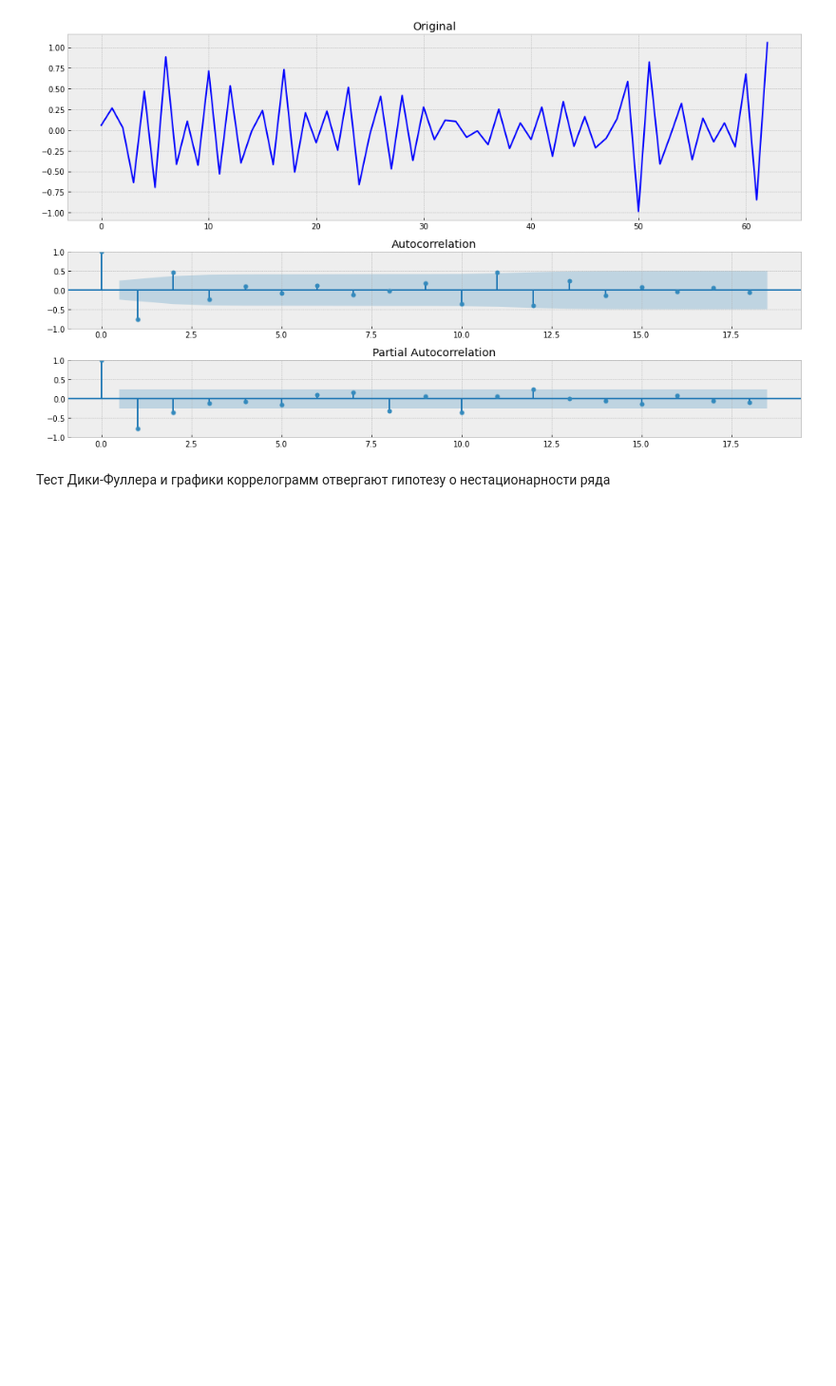
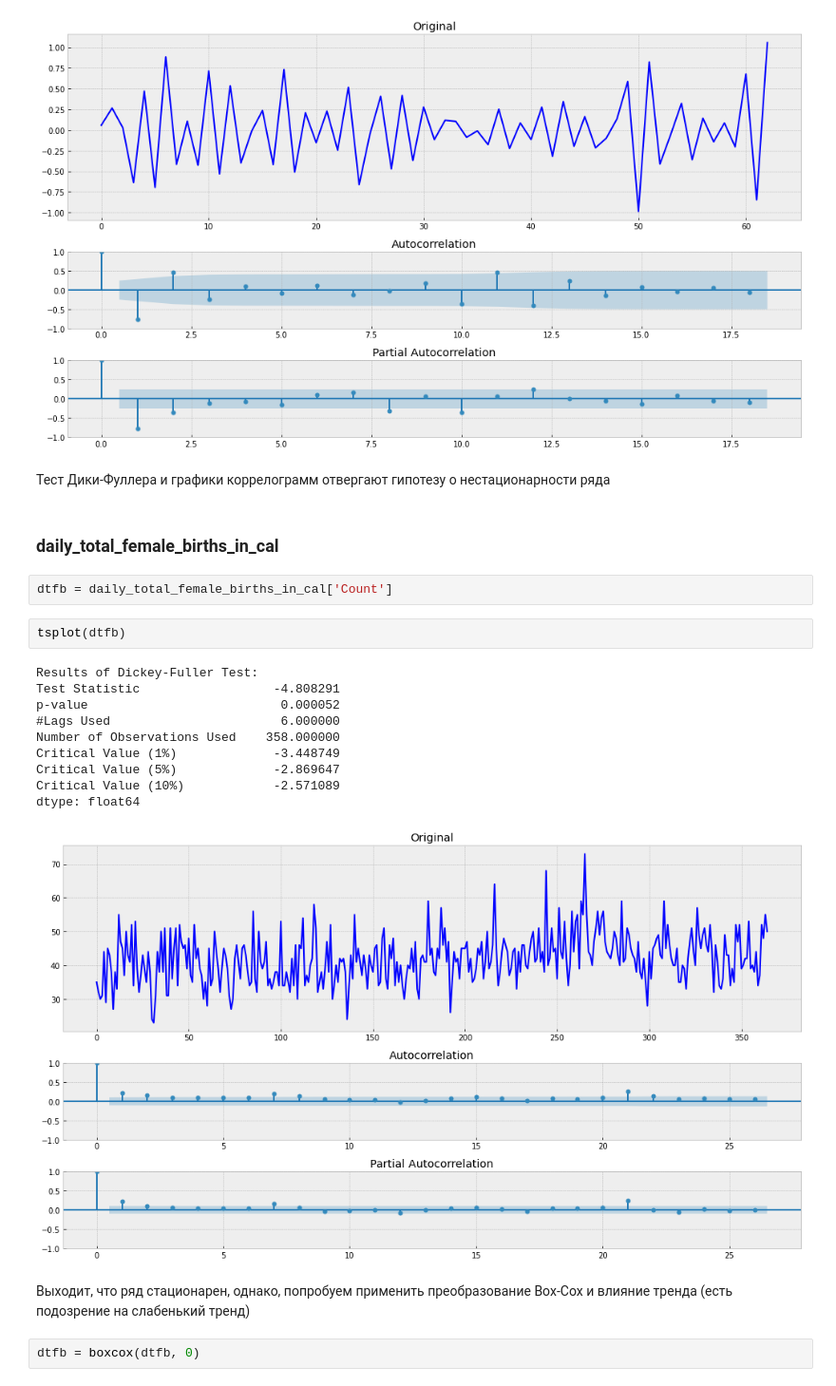
Before and after one commit to Ilya-Karpov/Time_Series, a Jupyter notebook: HW1/HW1.ipynb, the cells around one changed output. Shown at 95% size. Cells and saved outputs as stored; diff of their text form; blank space fills up the shorter version.

```diff
--- a/HW1/HW1.ipynb
+++ b/HW1/HW1.ipynb
@@ -318,3 +374,24 @@ dtype: float64
 [figure]
 # %% [markdown]
 Тест Дики-Фуллера и графики коррелограмм отвергают гипотезу о нестационарности ряда
+# %% [markdown]
+### daily_total_female_births_in_cal
+# %%
+dtfb = daily_total_female_births_in_cal['Count']
+# %%
+tsplot(dtfb)
+# %% [output]
+Results of Dickey-Fuller Test:
+Test Statistic                  -4.808291
+p-value                          0.000052
+#Lags Used                       6.000000
+Number of Observations Used    358.000000
+Critical Value (1%)             -3.448749
+Critical Value (5%)             -2.869647
+Critical Value (10%)            -2.571089
+dtype: float64
+[figure, added]
+# %% [markdown]
+Выходит, что ряд стационарен, однако, попробуем применить преобразование Box-Cox и влияние тренда (есть подозрение на слабенький тренд)
+# %%
+dtfb = boxcox(dtfb, 0)
```
Also changed, not shown: parts of 59 cells of this notebook.
